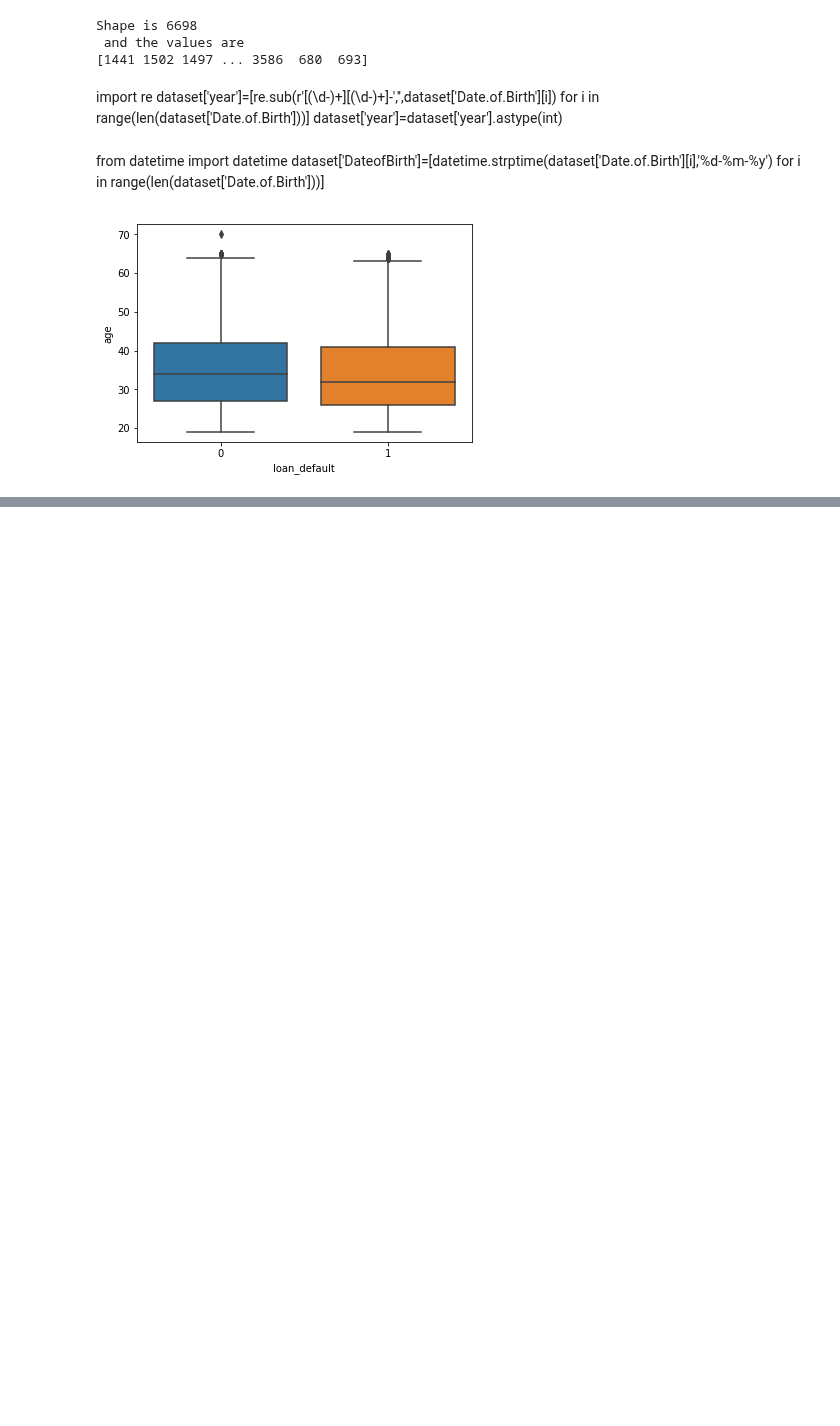
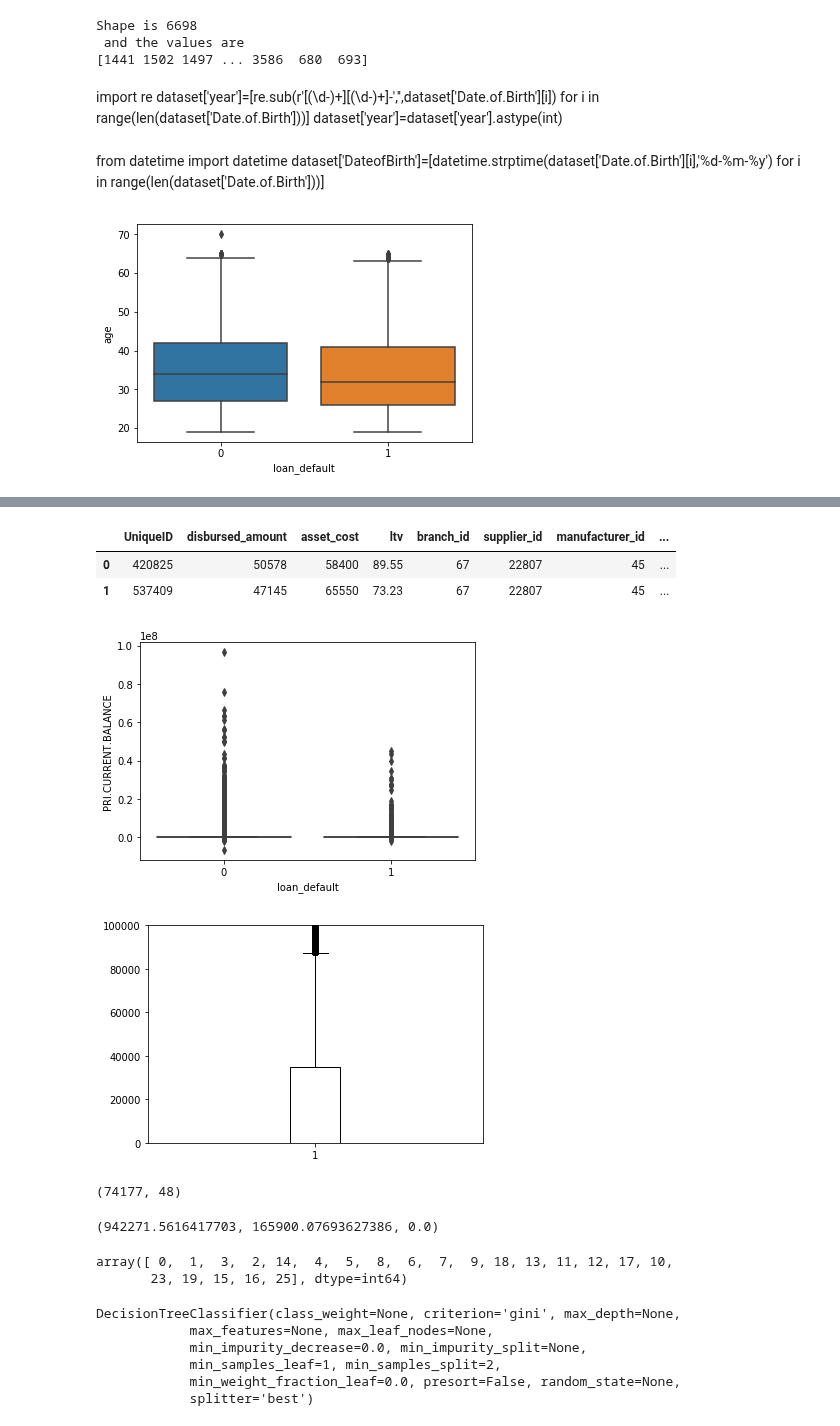
Before and after one commit to nov012017/Code, a Jupyter notebook: 2019/Use Cases/Loan Prediction/Loan Predictions.ipynb, the cells around one changed output, grey strips where cells are left out. Drawn from its saved outputs; the diff is of its cells as text; code cells hidden in the pictures; blank space fills up the shorter version.

```diff
--- a/2019/Use Cases/Loan Prediction/Loan Predictions.ipynb
+++ b/2019/Use Cases/Loan Prediction/Loan Predictions.ipynb
@@ -156,0 +175,37 @@ dataset.drop(columns=['UniqueID','disbursed_amount','asset_cost','Date.of.Birth'
+# %%
+dataset.head(2)
+# %% [output]
+|  | UniqueID | disbursed_amount | asset_cost | ltv | branch_id | supplier_id | manufacturer_id | ... |
+| 0 | 420825 | 50578 | 58400 | 89.55 | 67 | 22807 | 45 | ... |
+| 1 | 537409 | 47145 | 65550 | 73.23 | 67 | 22807 | 45 | ... |
+# %%
+dataset['PRI.NO.OF.ACCTS_Transformed']=['<3' if dataset['PRI.NO.OF.ACCTS'][i]<=3 else '3 and 7' if dataset['PRI.NO.OF.ACCTS'][i]>3 and dataset['PRI.NO.OF.ACCTS'][i]<=7 else '>7' for i in range(len(dataset['PRI.NO.OF.ACCTS']))]
+# %%
+dataset['PRI.ACTIVE.ACCTS_Transformed']=['1' if dataset['PRI.ACTIVE.ACCTS'][i]<=1 else '2' if dataset['PRI.ACTIVE.ACCTS'][i]>1 and dataset['PRI.ACTIVE.ACCTS'][i]<=2 else '>2' for i in range(len(dataset['PRI.ACTIVE.ACCTS']))]
+# %%
+dataset['PRI.OVERDUE.ACCTS_Transformed']=['0' if dataset['PRI.OVERDUE.ACCTS'][i]<1 else '1-5' if dataset['PRI.OVERDUE.ACCTS'][i]>=1 and dataset['PRI.OVERDUE.ACCTS'][i]<=5 else '>5' for i in range(len(dataset['PRI.OVERDUE.ACCTS']))]
+# %%
+#### plt.figure(figsize=(16, 6))
+sns.boxplot(x=dataset['loan_default'],y=dataset['PRI.CURRENT.BALANCE'])
+plt.show()
+#plt.ylim(0,100)
+plt.boxplot(dataset['PRI.CURRENT.BALANCE'])
+plt.ylim(0,100000)
+plt.show()
+# %% [output]
+[figure, added]
+[figure, added]
+# %%
+dataset.loc[(dataset['PRI.CURRENT.BALANCE']>=1) & (dataset['PRI.CURRENT.BALANCE']<=500000),:].shape
+# %% [output]
+(74177, 48)
+# %%
+dataset['PRI.CURRENT.BALANCE']
+np.std(dataset['PRI.CURRENT.BALANCE']), np.mean(dataset['PRI.CURRENT.BALANCE']),np.median(dataset['PRI.CURRENT.BALANCE'])
+# %% [output]
+(942271.5616417703, 165900.07693627386, 0.0)
+# %%
+dataset['PRI.OVERDUE.ACCTS'].unique()
+# %% [output]
+array([ 0,  1,  3,  2, 14,  4,  5,  8,  6,  7,  9, 18, 13, 11, 12, 17, 10,
+       23, 19, 15, 16, 25], dtype=int64)
@@ -156,0 +215,11 @@ dataset.drop(columns=['UniqueID','disbursed_amount','asset_cost','Date.of.Birth'
+# %%
+from sklearn import tree
+clf = tree.DecisionTreeClassifier()
+clf.fit(input,ouput)
+# %% [output]
+DecisionTreeClassifier(class_weight=None, criterion='gini', max_depth=None,
+            max_features=None, max_leaf_nodes=None,
+            min_impurity_decrease=0.0, min_impurity_split=None,
+            min_samples_leaf=1, min_samples_split=2,
+            min_weight_fraction_leaf=0.0, presort=False, random_state=None,
+            splitter='best')
```
Also changed, not shown: parts of 12 cells of this notebook.
